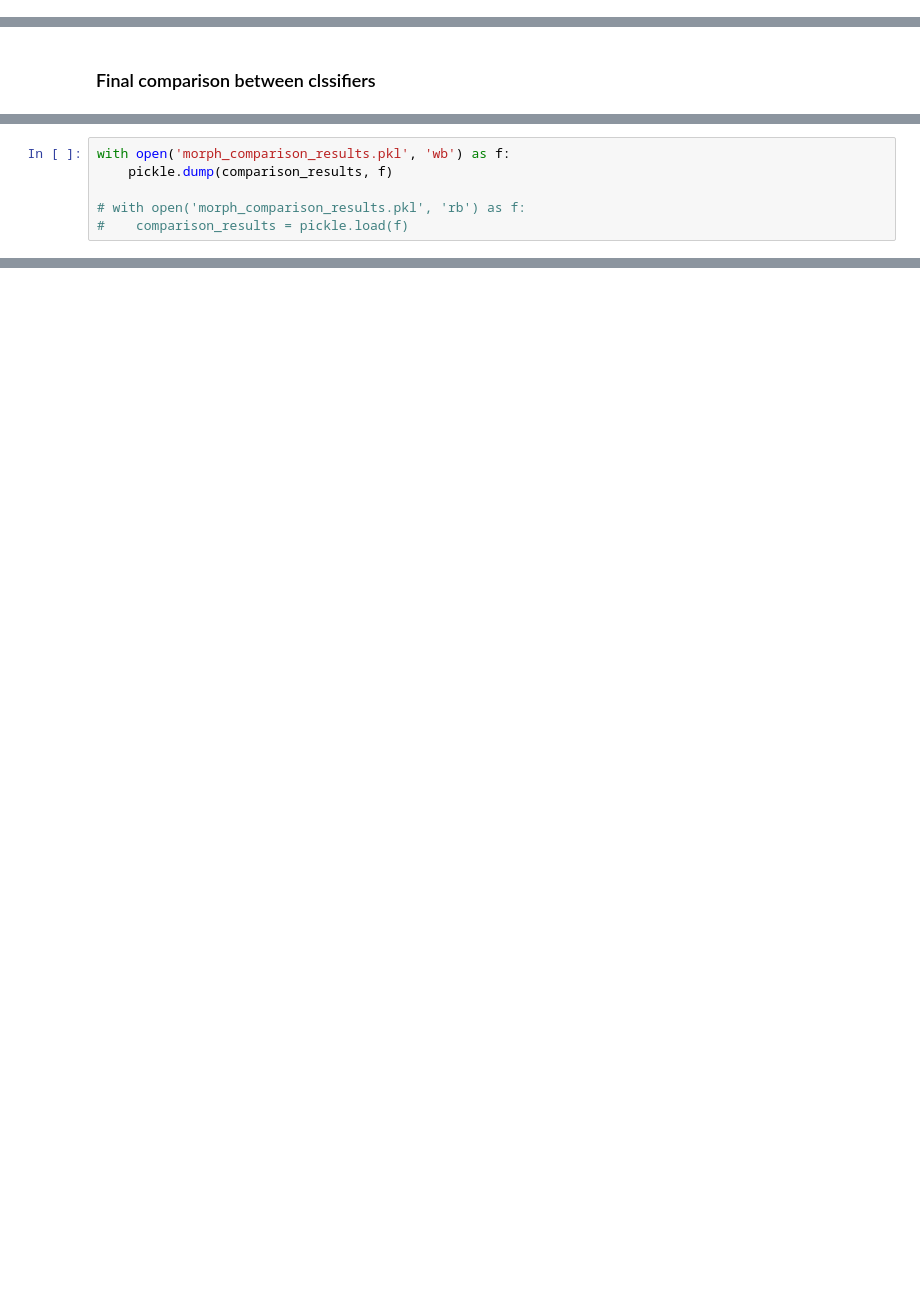
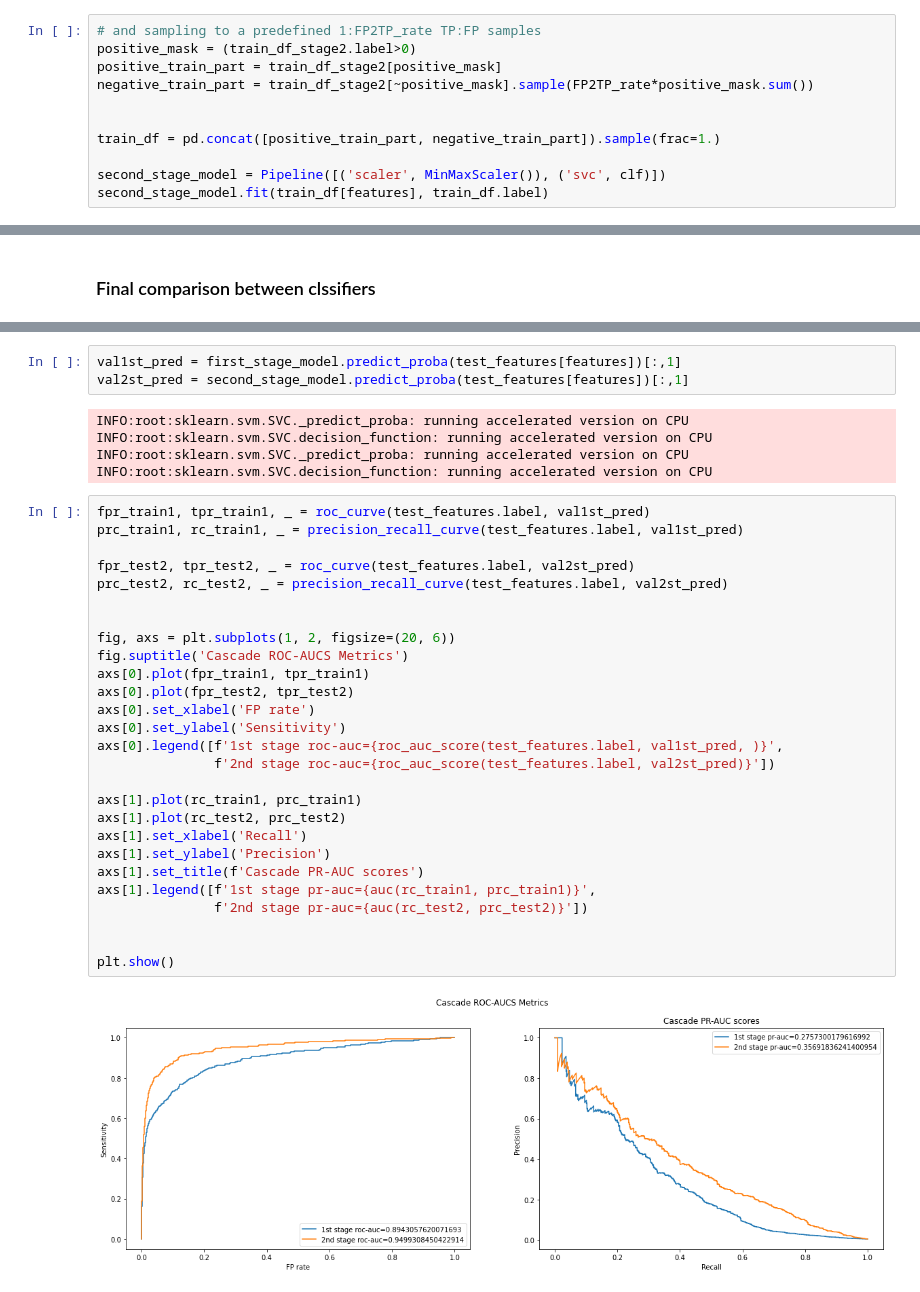
Before and after one commit to joaco18/calc-det, a Jupyter notebook: notebooks/[TEST]CascadeGSM.ipynb, the cells around one changed output, grey strips where cells are left out. Drawn from its saved outputs; the diff is of its cells as text; blank space fills up the shorter version.

Commit message:
final cascade results

```diff
--- a/notebooks/[TEST]CascadeGSM.ipynb
+++ b/notebooks/[TEST]CascadeGSM.ipynb
@@ -372,0 +392,11 @@ plt.show()
+# %%
+# and sampling to a predefined 1:FP2TP_rate TP:FP samples
+positive_mask = (train_df_stage2.label>0)
+positive_train_part = train_df_stage2[positive_mask]
+negative_train_part = train_df_stage2[~positive_mask].sample(FP2TP_rate*positive_mask.sum())
+
+
+train_df = pd.concat([positive_train_part, negative_train_part]).sample(frac=1.)
+
+second_stage_model = Pipeline([('scaler', MinMaxScaler()), ('svc', clf)])
+second_stage_model.fit(train_df[features], train_df.label)
@@ -534,6 +414,0 @@ array([0.01, 0.02, 0.03, 0.04, 0.05, 0.06, 0.07, 0.08, 0.09, 0.1 , 0.11,
-# %%
-with open('morph_comparison_results.pkl', 'wb') as f:
-    pickle.dump(comparison_results, f)
-
-# with open('morph_comparison_results.pkl', 'rb') as f:
-#    comparison_results = pickle.load(f)
@@ -740,0 +415,37 @@ for _, bad_res in tqdm(bad_res_FP_normals.head(100).iterrows(), total=100):
+# %%
+val1st_pred = first_stage_model.predict_proba(test_features[features])[:,1]
+val2st_pred = second_stage_model.predict_proba(test_features[features])[:,1]
+# %% [output]
+INFO:root:sklearn.svm.SVC._predict_proba: running accelerated version on CPU
+INFO:root:sklearn.svm.SVC.decision_function: running accelerated version on CPU
+INFO:root:sklearn.svm.SVC._predict_proba: running accelerated version on CPU
+INFO:root:sklearn.svm.SVC.decision_function: running accelerated version on CPU
+# %%
+fpr_train1, tpr_train1, _ = roc_curve(test_features.label, val1st_pred)
+prc_train1, rc_train1, _ = precision_recall_curve(test_features.label, val1st_pred)
+
+fpr_test2, tpr_test2, _ = roc_curve(test_features.label, val2st_pred)
+prc_test2, rc_test2, _ = precision_recall_curve(test_features.label, val2st_pred)
+
+
+fig, axs = plt.subplots(1, 2, figsize=(20, 6))
+fig.suptitle('Cascade ROC-AUCS Metrics')
+axs[0].plot(fpr_train1, tpr_train1)
+axs[0].plot(fpr_test2, tpr_test2)
+axs[0].set_xlabel('FP rate')
+axs[0].set_ylabel('Sensitivity')
+axs[0].legend([f'1st stage roc-auc={roc_auc_score(test_features.label, val1st_pred, )}',
+               f'2nd stage roc-auc={roc_auc_score(test_features.label, val2st_pred)}'])
+
+axs[1].plot(rc_train1, prc_train1)
+axs[1].plot(rc_test2, prc_test2)
+axs[1].set_xlabel('Recall')
+axs[1].set_ylabel('Precision')
+axs[1].set_title(f'Cascade PR-AUC scores')
+axs[1].legend([f'1st stage pr-auc={auc(rc_train1, prc_train1)}',
+               f'2nd stage pr-auc={auc(rc_test2, prc_test2)}'])
+
+
+plt.show()
+# %% [output]
+[figure, added]
```
Also changed, not shown: parts of 50 cells of this notebook.
